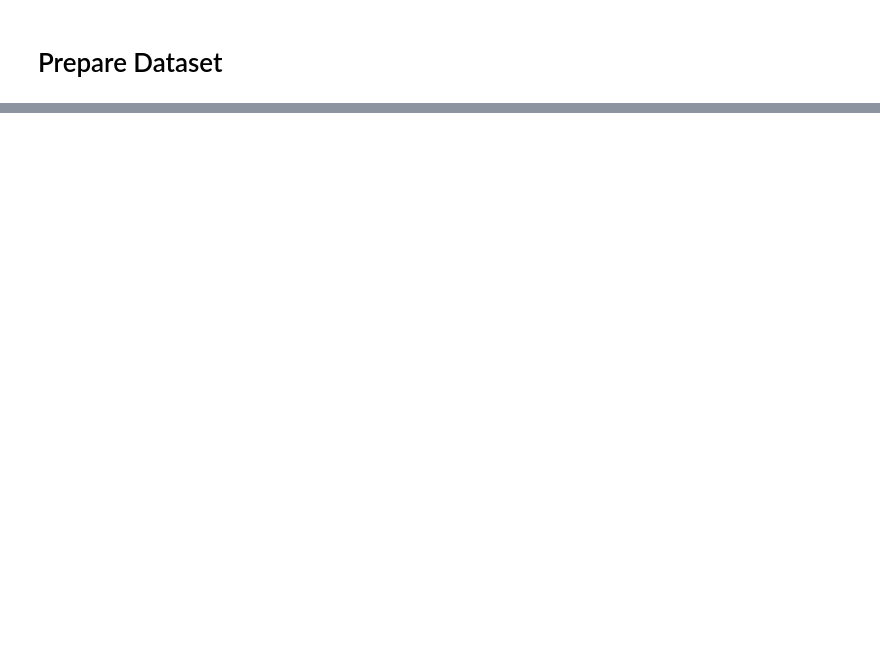
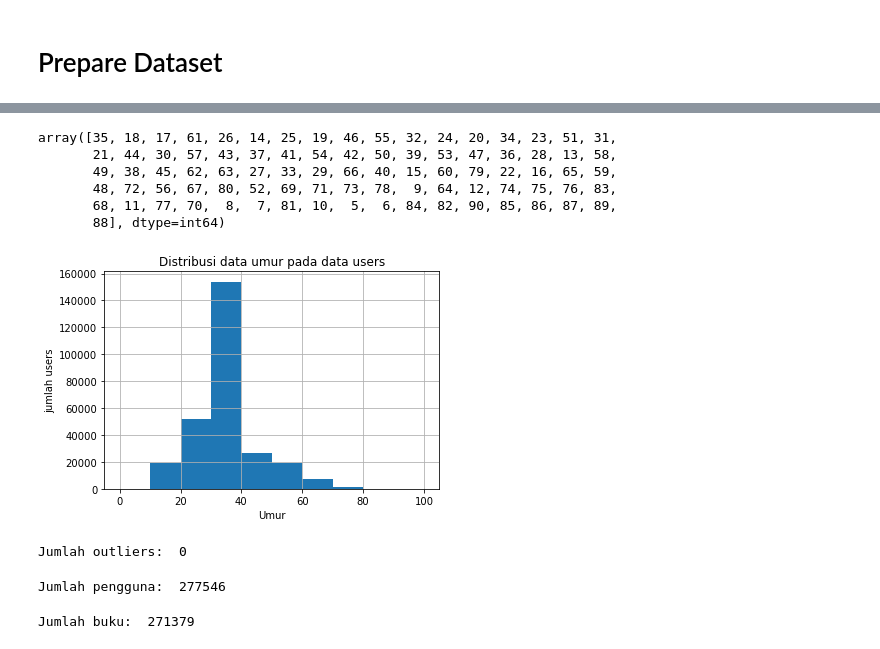
Before and after one commit to fradina/market-basket-analysis-in-book-recommendation-based-on-age, a Jupyter notebook: Coba Apriori.ipynb, the cells around one changed output, grey strips where cells are left out. Cells and saved outputs as stored; diff of their text form; code cells hidden in the pictures; blank space fills up the shorter version.

```diff
--- a/Coba Apriori.ipynb
+++ b/Coba Apriori.ipynb
@@ -437,0 +248,10 @@ frequent_itemsets = apriori(onehot, min_support = 0.00005, max_len = 2, use_coln
+# %%
+#replace age >90 and age<5 in users data with nan
+users.loc[(users['age'] > 90) | (users['age'] < 5)] = np.nan
+#fill nan value with mean of age
+users['age'].fillna((users['age'].mean()), inplace=True)
+users['age']= users['age'].astype('int64')
+#Binning users into age groups using pandas.cut
+labels = ['0-9', '10-19', '20-29', '30-39', '40-49', '50-59', '60-69', '70-79']
+users['age_group'] = pd.cut(users.age, range(0, 81, 10), right=False, labels=labels)
+users[['age', 'age_group']].drop_duplicates()[:10]
@@ -437,0 +270,35 @@ frequent_itemsets = apriori(onehot, min_support = 0.00005, max_len = 2, use_coln
+# %%
+#check unique value of age in users dataset
+users['age'].unique()
+# %% [output]
+array([35, 18, 17, 61, 26, 14, 25, 19, 46, 55, 32, 24, 20, 34, 23, 51, 31,
+       21, 44, 30, 57, 43, 37, 41, 54, 42, 50, 39, 53, 47, 36, 28, 13, 58,
+       49, 38, 45, 62, 63, 27, 33, 29, 66, 40, 15, 60, 79, 22, 16, 65, 59,
+       48, 72, 56, 67, 80, 52, 69, 71, 73, 78,  9, 64, 12, 74, 75, 76, 83,
+       68, 11, 77, 70,  8,  7, 81, 10,  5,  6, 84, 82, 90, 85, 86, 87, 89,
+       88], dtype=int64)
+# %%
+#create plot of age distribution
+users.age.hist(bins=[0, 10, 20, 30, 40, 50, 60, 70, 80, 90, 100])
+plt.title('Distribusi data umur pada data users')
+plt.xlabel('Umur')
+plt.ylabel('jumlah users')
+plt.savefig('age_dist.png', bbox_inches='tight')
+plt.show()
+# %% [output]
+[figure, added]
+# %%
+#check outliers of age value in users data
+print('Jumlah outliers: ', sum(users['age'] > 100))
+# %% [output]
+Jumlah outliers:  0
+# %%
+#check unique value of userid in users data
+print('Jumlah pengguna: ',users['userid'].nunique())
+# %% [output]
+Jumlah pengguna:  277546
+# %%
+#check unique value of isbn in books data
+print('Jumlah buku: ', books['isbn'].nunique())
+# %% [output]
+Jumlah buku:  271379
```
Also changed, not shown: parts of 120 cells of this notebook.
